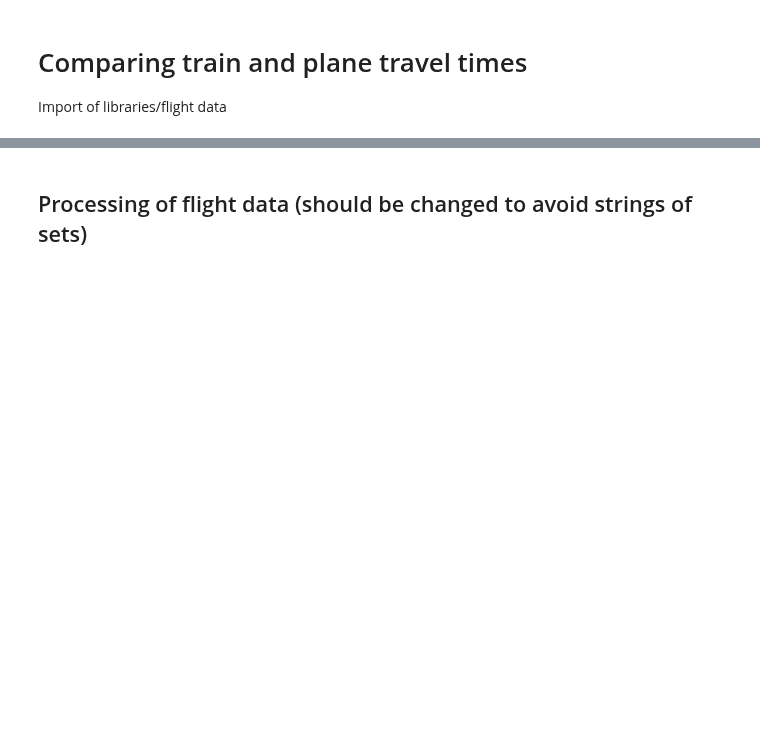
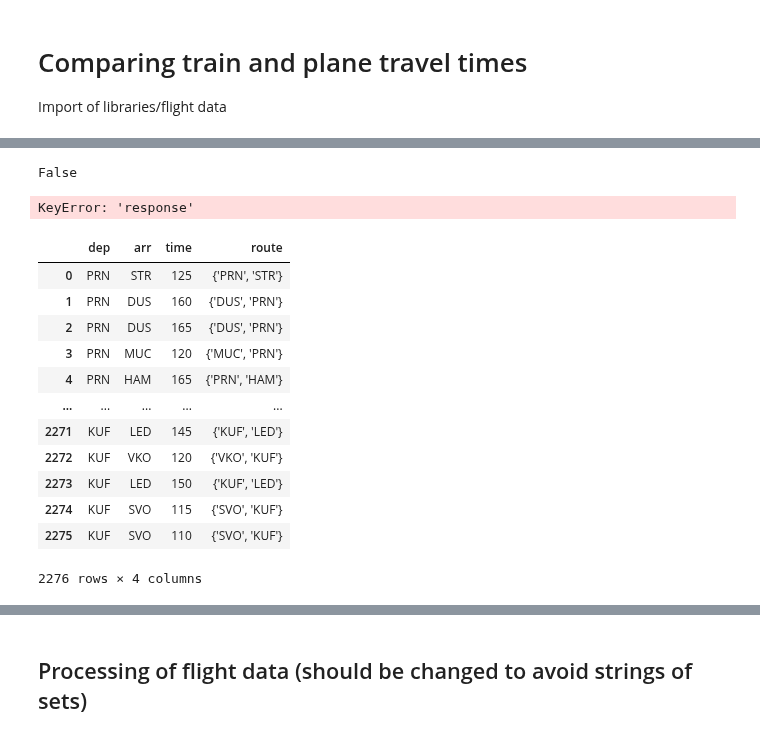
Before and after one commit to RabDou44/DOPP_group18, a Jupyter notebook: final notebook/comparing_train_airport_cities.ipynb, the cells around one changed output, grey strips where cells are left out. Drawn from its saved outputs; the diff is of its cells as text; code cells hidden in the pictures; blank space fills up the shorter version.

Commit message:
merging the preprocessing flights notebook

```diff
--- a/final notebook/comparing_train_airport_cities.ipynb
+++ b/final notebook/comparing_train_airport_cities.ipynb
@@ -14,0 +87,5 @@ Import of libraries/flight data
+# %%
+CODES = list(FINAL_AIRPORTS["iata_code"])
+
+sample_CODES = random.sample(CODES, 50)
+sample_CODES
@@ -14,0 +110,4 @@ Import of libraries/flight data
+# %%
+"CDG" in sample_CODES
+# %% [output]
+False
@@ -14,0 +164,5 @@ Import of libraries/flight data
+# %%
+Flights= get_flight_duration(CODES)
+Flights.head()
+# %% [output]
+KeyError: 'response'
@@ -14,0 +173,17 @@ Import of libraries/flight data
+# %%
+Flights["route"] = Flights.apply(lambda row: str( set([row["dep"], row["arr"]]) ), axis=1)
+Flights
+# %% [output]
+|  | dep | arr | time | route |
+| 0 | PRN | STR | 125 | {'PRN', 'STR'} |
+| 1 | PRN | DUS | 160 | {'DUS', 'PRN'} |
+| 2 | PRN | DUS | 165 | {'DUS', 'PRN'} |
+| 3 | PRN | MUC | 120 | {'MUC', 'PRN'} |
+| 4 | PRN | HAM | 165 | {'PRN', 'HAM'} |
+| ... | ... | ... | ... | ... |
+| 2271 | KUF | LED | 145 | {'KUF', 'LED'} |
+| 2272 | KUF | VKO | 120 | {'VKO', 'KUF'} |
+| 2273 | KUF | LED | 150 | {'KUF', 'LED'} |
+| 2274 | KUF | SVO | 115 | {'SVO', 'KUF'} |
+| 2275 | KUF | SVO | 110 | {'SVO', 'KUF'} |
+2276 rows × 4 columns
```
Also changed, not shown: parts of 20 cells of this notebook.
